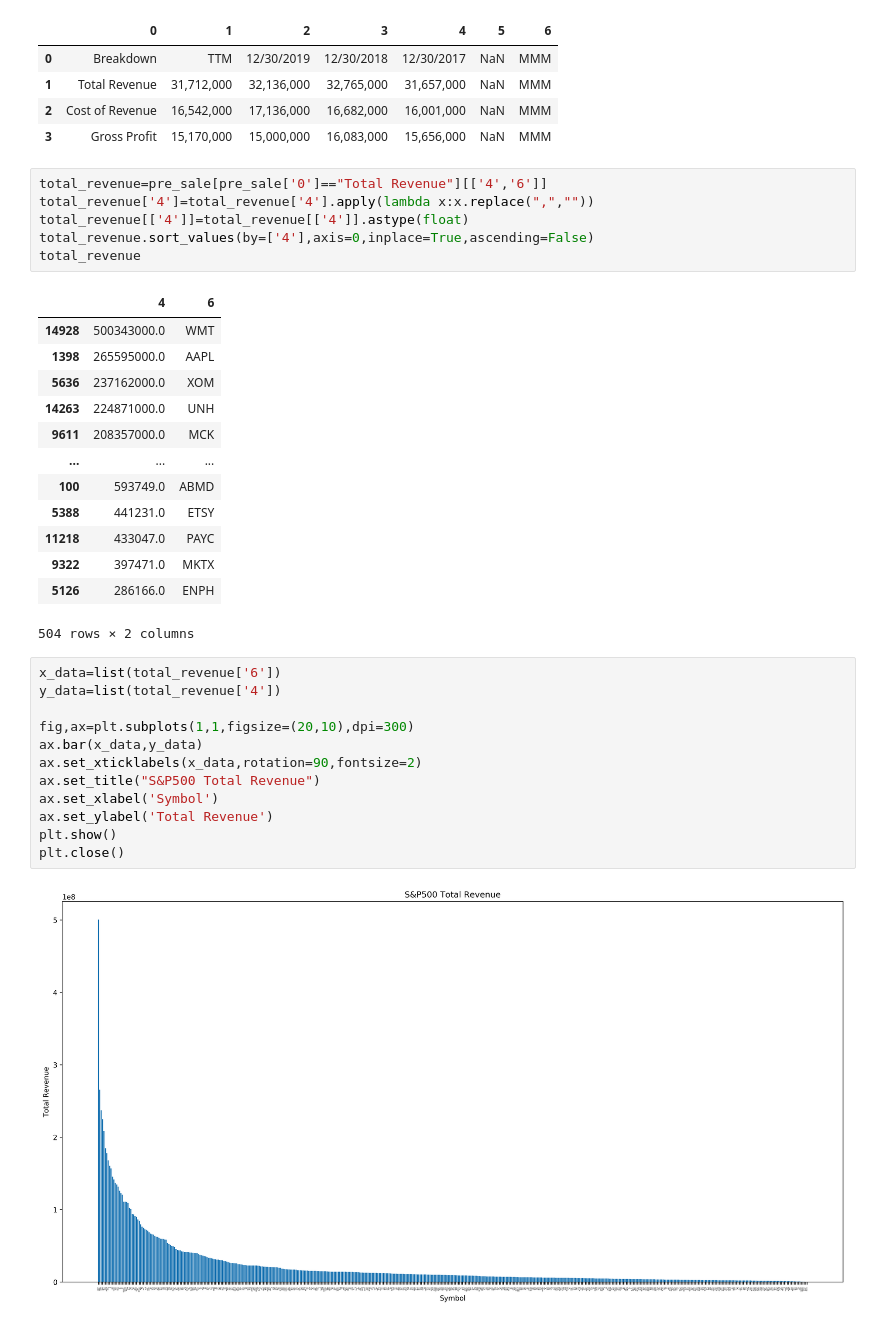
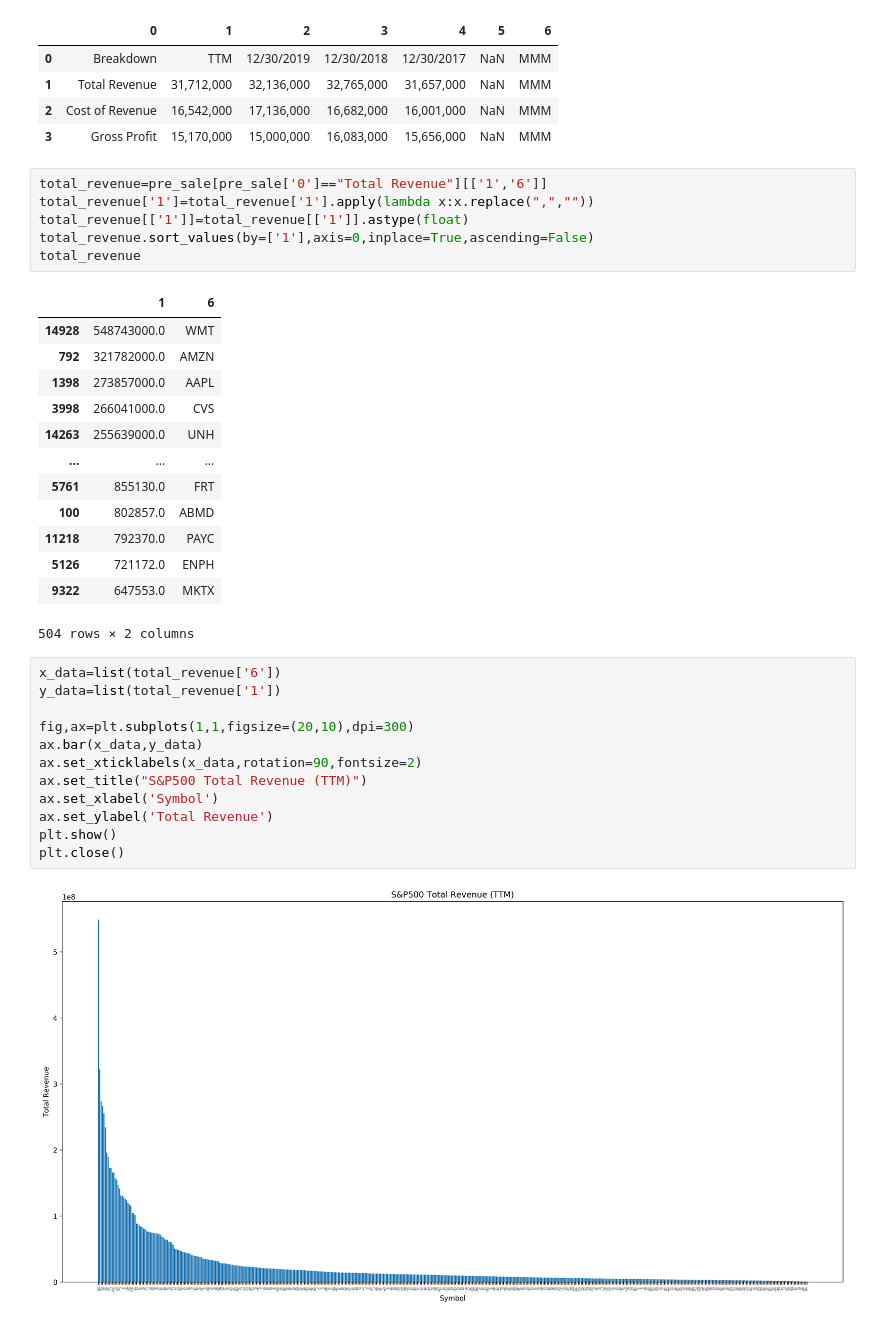
Before and after one commit to youngminpark2559/dsstudy, a Jupyter notebook: 00002_stockdata_analysis/Untitled.ipynb, the cells around one changed output. Drawn from its saved outputs; the diff is of its cells as text.

```diff
--- a/00002_stockdata_analysis/Untitled.ipynb
+++ b/00002_stockdata_analysis/Untitled.ipynb
@@ -14,36 +16,36 @@ pre_sale.head(4)
 | 2 | Cost of Revenue | 16,542,000 | 17,136,000 | 16,682,000 | 16,001,000 | NaN | MMM |
 | 3 | Gross Profit | 15,170,000 | 15,000,000 | 16,083,000 | 15,656,000 | NaN | MMM |
 # %%
-total_revenue=pre_sale[pre_sale['0']=="Total Revenue"][['4','6']]
-total_revenue['4']=total_revenue['4'].apply(lambda x:x.replace(",",""))
-total_revenue[['4']]=total_revenue[['4']].astype(float)
-total_revenue.sort_values(by=['4'],axis=0,inplace=True,ascending=False)
+total_revenue=pre_sale[pre_sale['0']=="Total Revenue"][['1','6']]
+total_revenue['1']=total_revenue['1'].apply(lambda x:x.replace(",",""))
+total_revenue[['1']]=total_revenue[['1']].astype(float)
+total_revenue.sort_values(by=['1'],axis=0,inplace=True,ascending=False)
 total_revenue
 # %% [output]
-|  | 4 | 6 |
-| 14928 | 500343000.0 | WMT |
-| 1398 | 265595000.0 | AAPL |
-| 5636 | 237162000.0 | XOM |
-| 14263 | 224871000.0 | UNH |
-| 9611 | 208357000.0 | MCK |
+|  | 1 | 6 |
+| 14928 | 548743000.0 | WMT |
+| 792 | 321782000.0 | AMZN |
+| 1398 | 273857000.0 | AAPL |
+| 3998 | 266041000.0 | CVS |
+| 14263 | 255639000.0 | UNH |
 | ... | ... | ... |
-| 100 | 593749.0 | ABMD |
-| 5388 | 441231.0 | ETSY |
-| 11218 | 433047.0 | PAYC |
-| 9322 | 397471.0 | MKTX |
-| 5126 | 286166.0 | ENPH |
+| 5761 | 855130.0 | FRT |
+| 100 | 802857.0 | ABMD |
+| 11218 | 792370.0 | PAYC |
+| 5126 | 721172.0 | ENPH |
+| 9322 | 647553.0 | MKTX |
 504 rows × 2 columns
 # %%
 x_data=list(total_revenue['6'])
-y_data=list(total_revenue['4'])
+y_data=list(total_revenue['1'])
 
 fig,ax=plt.subplots(1,1,figsize=(20,10),dpi=300)
 ax.bar(x_data,y_data)
 ax.set_xticklabels(x_data,rotation=90,fontsize=2)
-ax.set_title("S&P500 Total Revenue")
+ax.set_title("S&P500 Total Revenue (TTM)")
 ax.set_xlabel('Symbol')
 ax.set_ylabel('Total Revenue')
 plt.show()
 plt.close()
 # %% [output]
-[figure, old version]
+[figure, new version]
```
Also changed, not shown: parts of 4 cells of this notebook.
